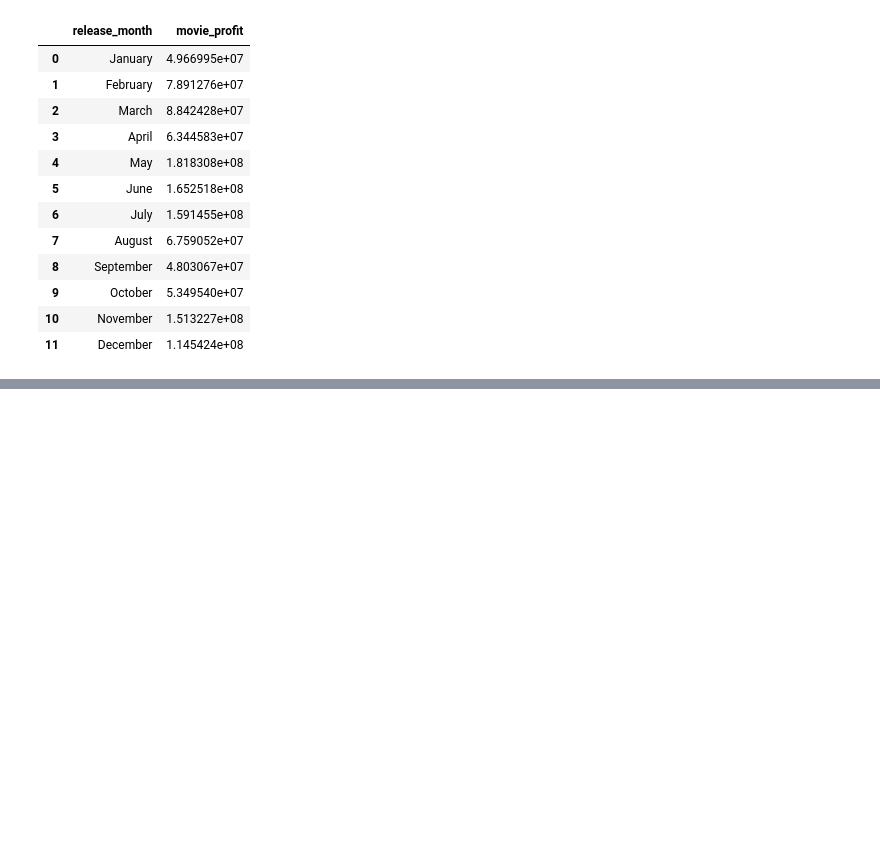
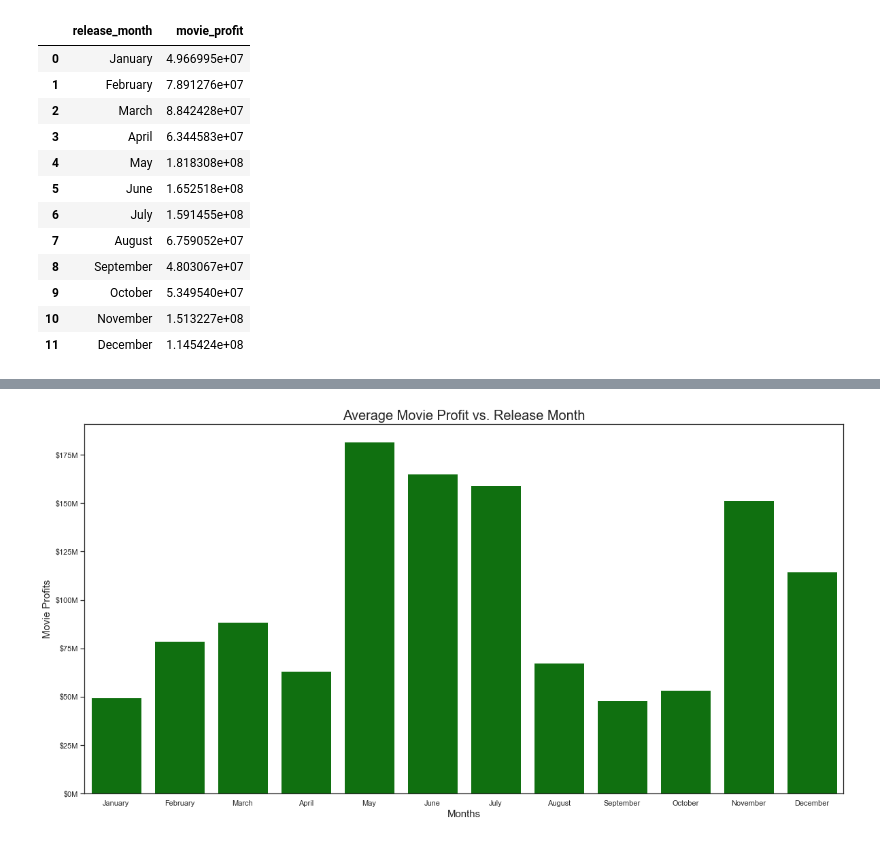
Before and after one commit to sumed-h/microsoft-studio-movie-analysis, a Jupyter notebook: Group_4_Notebook_FINAL.ipynb, the cells around one changed output, grey strips where cells are left out. Saved outputs shown, nothing was run; the diff lists cells and outputs as text; code cells hidden in the pictures; blank space fills up the shorter version.

```diff
--- a/Group_4_Notebook_FINAL.ipynb
+++ b/Group_4_Notebook_FINAL.ipynb
@@ -1037,0 +1284,20 @@ profit_vs_monthmean
+# %%
+# Plot average profit vs month (bar chart)
+from matplotlib.ticker import FuncFormatter
+
+x = np.arange(len(ordered_months))
+def hun_millions(y, pos):
+    return '$%1.0fM' % (y*1e-6)
+avg_prof_fig, ax = plt.subplots(figsize=(20,10))
+sns.barplot(x = profit_vs_monthmean['release_month'],
+            y = profit_vs_monthmean['movie_profit'],
+            color = 'green')
+sns.set_style("white")
+plt.title("Average Movie Profit vs. Release Month", fontsize= 20)
+plt.ylabel("Movie Profits", fontsize= 15)
+plt.xlabel("Months", fontsize=15)
+ax.tick_params(left=True, bottom=False)
+formatter = FuncFormatter(hun_millions)
+ax.yaxis.set_major_formatter(formatter);
+# %% [output]
+[figure, added]
```
Also changed, not shown: parts of 47 cells of this notebook, 3 other files.
